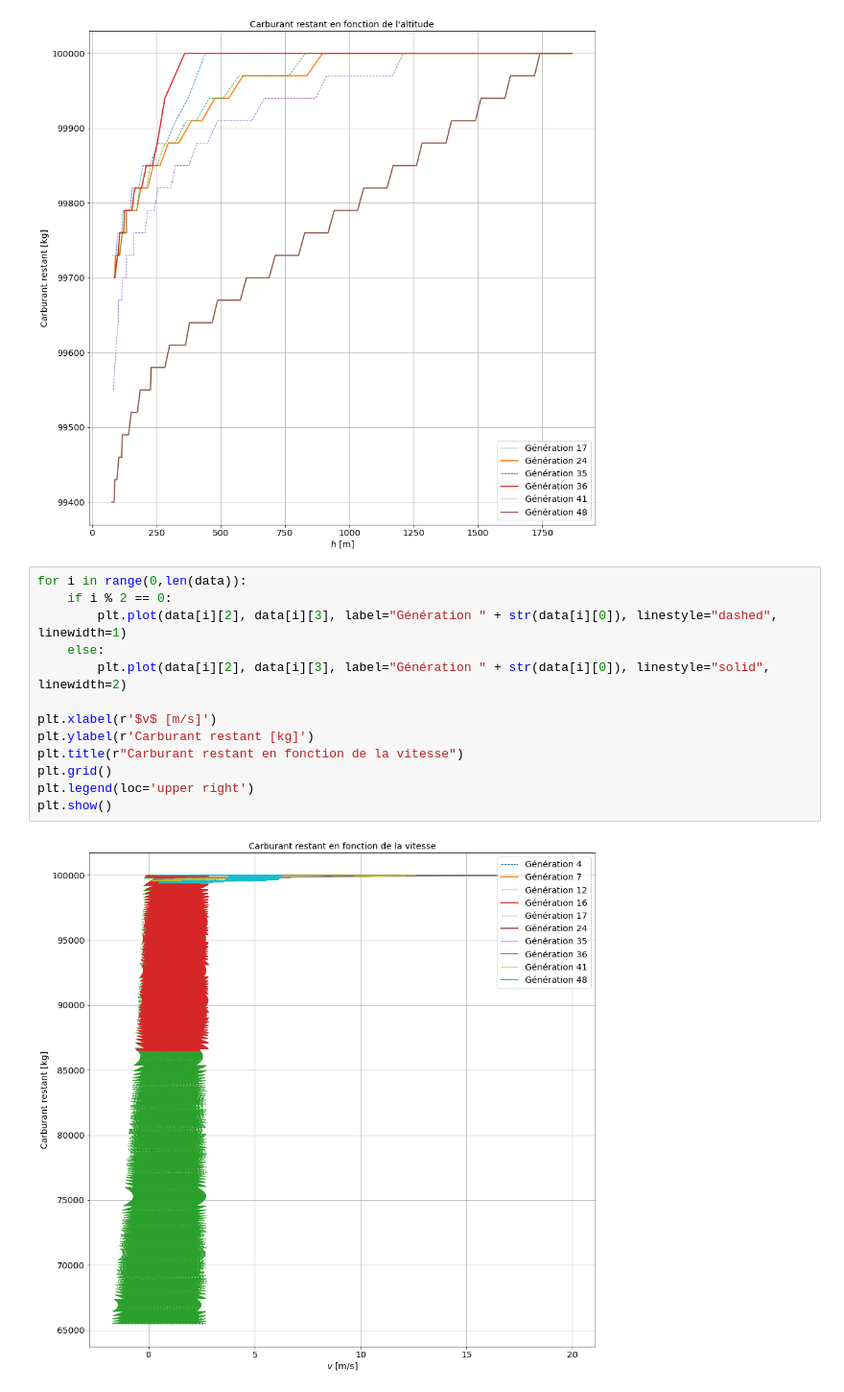
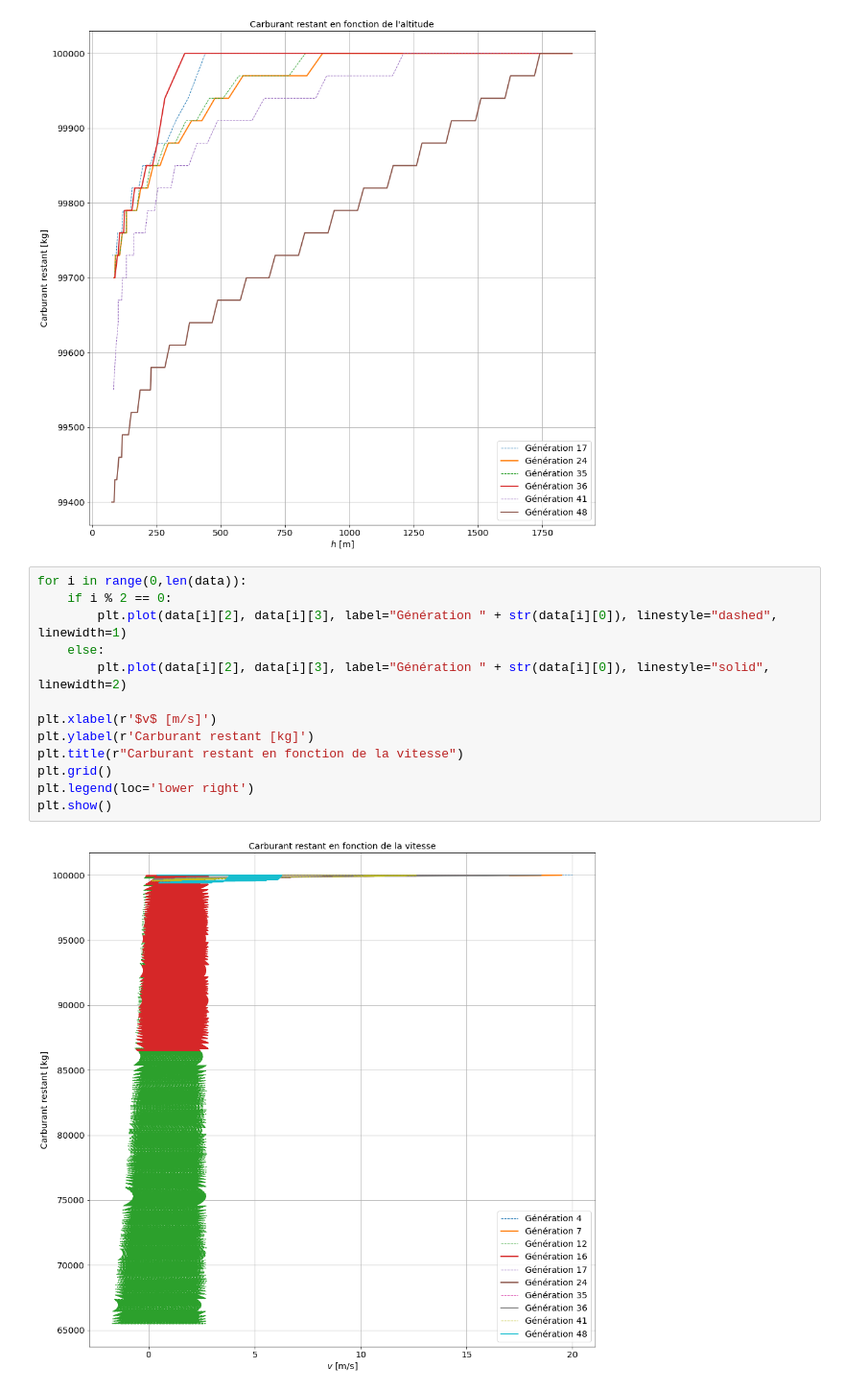
Before and after one commit to jakbay/mnp_project, a Jupyter notebook: data_analysis.ipynb, the cells around one changed output. Shown at 96% size. Drawn from its saved outputs; the diff is of its cells as text.

Commit message:
Minor error fixes in graphs.

```diff
--- a/data_analysis.ipynb
+++ b/data_analysis.ipynb
@@ -75,18 +75,18 @@ plt.show()
 # %%
 for i in range(0,len(data)):
     if i % 2 == 0:
         plt.plot(data[i][2], data[i][3], label="Génération " + str(data[i][0]), linestyle="dashed", linewidth=1)
     else:
         plt.plot(data[i][2], data[i][3], label="Génération " + str(data[i][0]), linestyle="solid", linewidth=2)
 
 plt.xlabel(r'$v$ [m/s]')
 plt.ylabel(r'Carburant restant [kg]')
 plt.title(r"Carburant restant en fonction de la vitesse")
 plt.grid()
-plt.legend(loc='upper right')
+plt.legend(loc='lower right')
 plt.show()
 # %% [output]
-[figure, old version]
+[figure, new version]
 # %%
 for i in range(5,len(data)):
     if i % 2 == 0:
```
Also changed, not shown: parts of 1 cell of this notebook, 3 other files.
